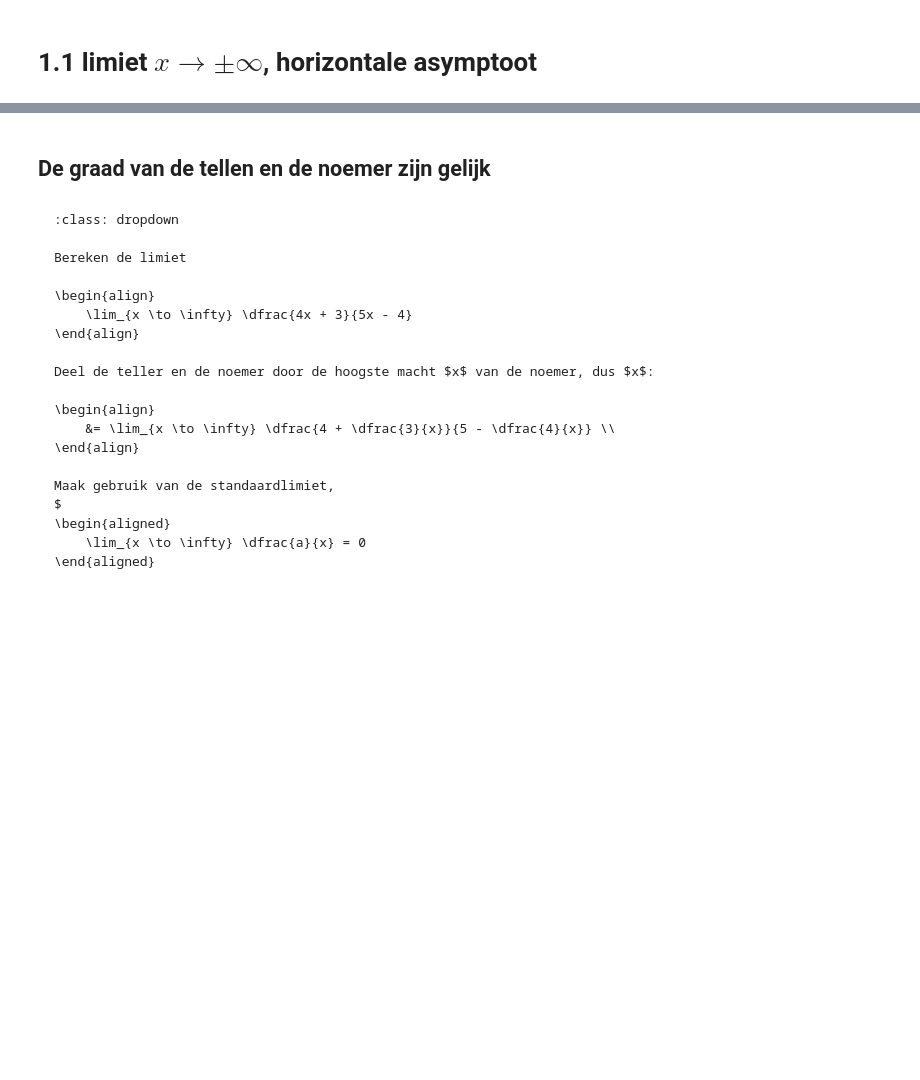
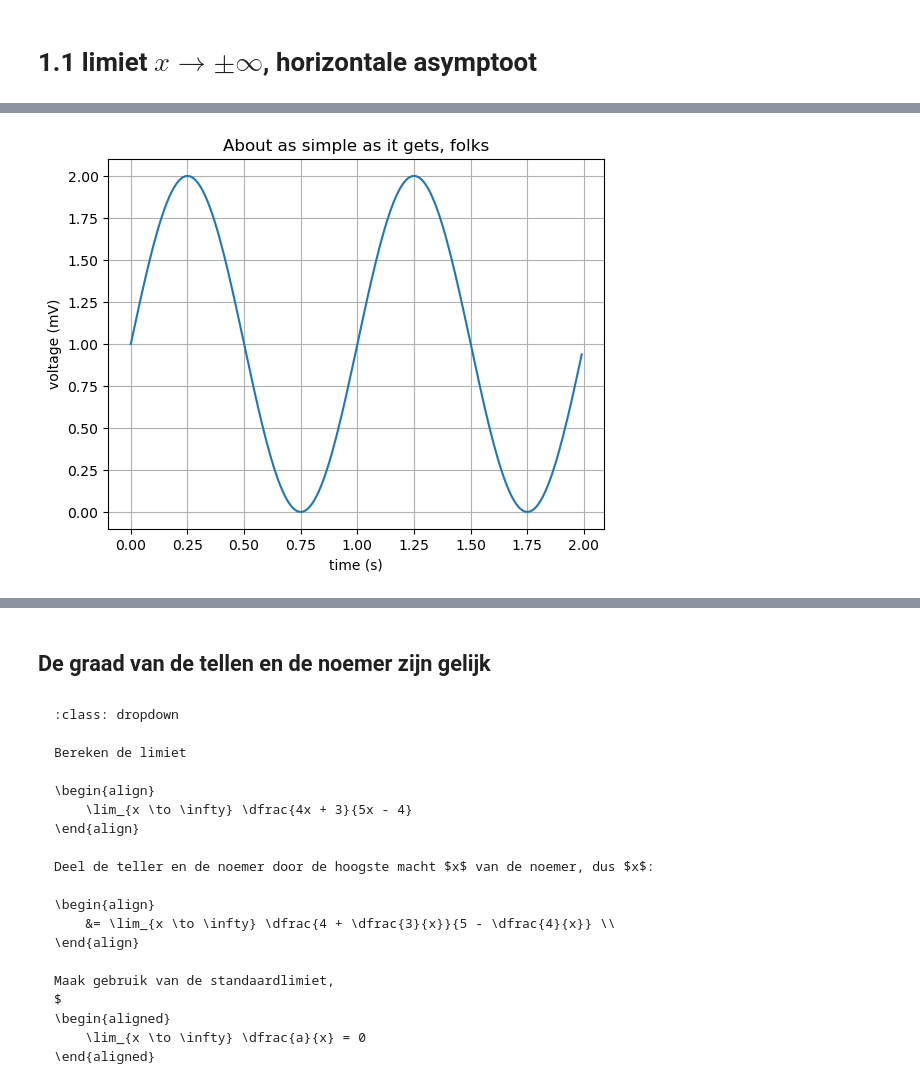
Before and after one commit to HHS-boeken/ME-WIS2-24, a Jupyter notebook: book/Limieten/Limieten/test1.ipynb, the cells around one changed output, grey strips where cells are left out. Saved outputs shown, nothing was run; the diff lists cells and outputs as text; code cells hidden in the pictures; blank space fills up the shorter version.

`````diff
--- a/book/Limieten/Limieten/test1.ipynb
+++ b/book/Limieten/Limieten/test1.ipynb
@@ -13,4 +13,5 @@ ax.set(xlabel='time (s)', ylabel='voltage (mV)',
 ax.grid()
 
 fig.savefig("test.png")
-glue("boot_fig", fig, display=False
+glue("boot_fig", fig, display=False)
+# %% [output]
@@ -17,3 +19,4 @@ glue("boot_fig", fig, display=False
+[figure, added]
 # %% [markdown]
 
 ````{admonition} Theorie
`````
Also changed, not shown: parts of 3 cells of this notebook.
